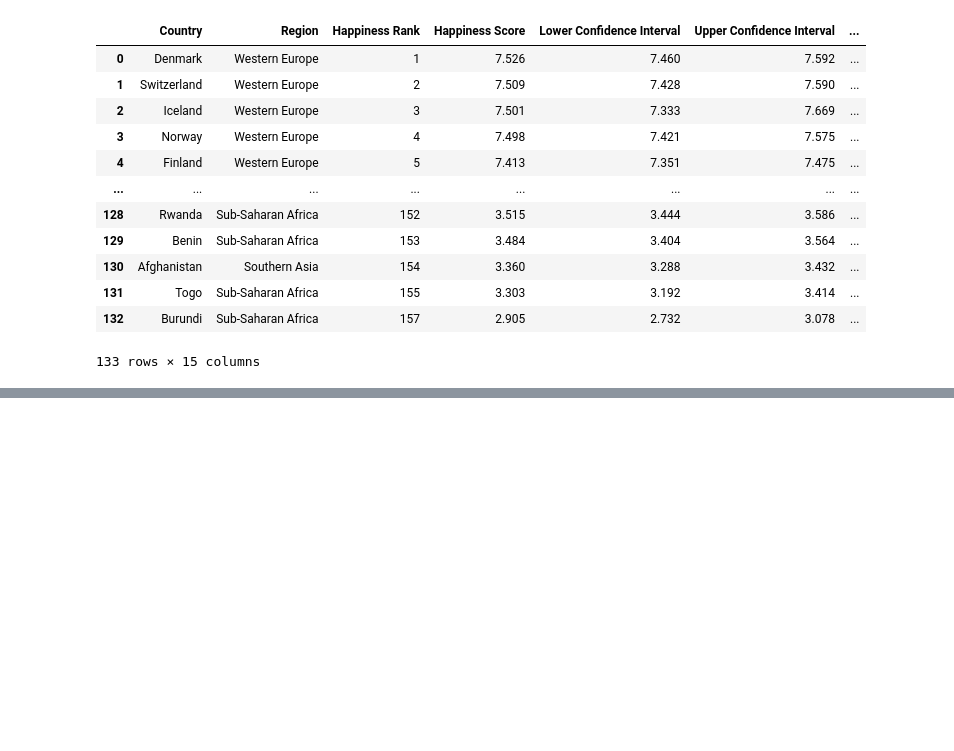
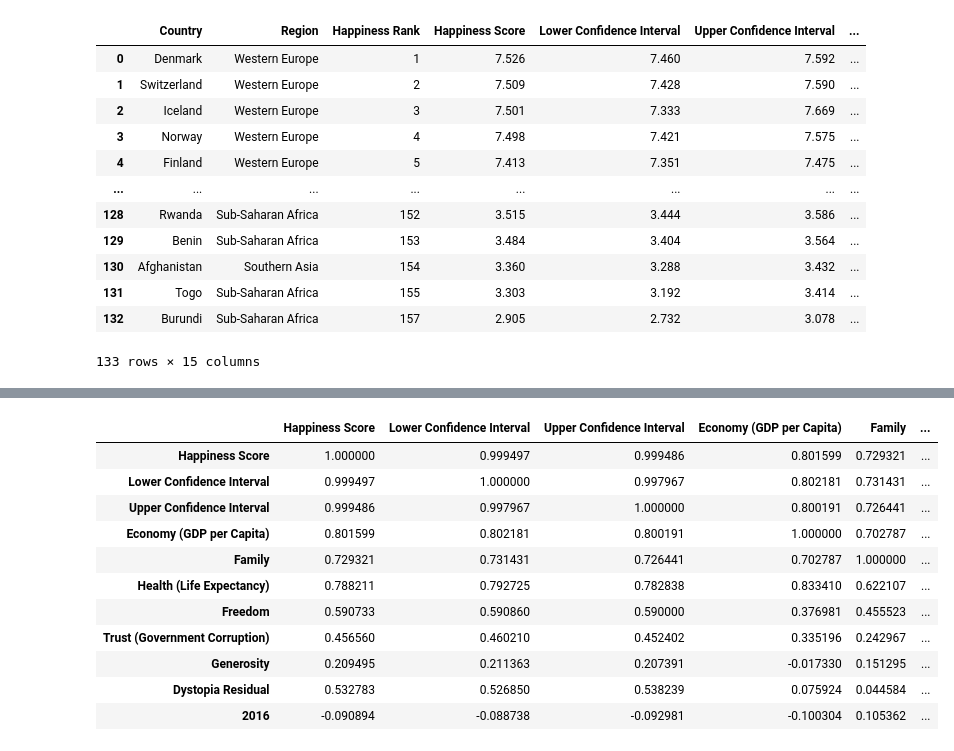
Before and after one commit to vcantrell1009/Final-Project, a Jupyter notebook: VC code/finalproject.ipynb, the cells around one changed output, grey strips where cells are left out. Cells and saved outputs as stored; diff of their text form; code cells hidden in the pictures; blank space fills up the shorter version.

```diff
--- a/VC code/finalproject.ipynb
+++ b/VC code/finalproject.ipynb
@@ -717,0 +673,2 @@ iplot( fig, validate=False, filename='d3-world-map' )
+# %%
+hapage1= hapage.drop('Region', axis=1)
@@ -717,0 +719,15 @@ iplot( fig, validate=False, filename='d3-world-map' )
+# %%
+hapage4.corr()
+# %% [output]
+|  | Happiness Score | Lower Confidence Interval | Upper Confidence Interval | Economy (GDP per Capita) | Family | ... |
+| Happiness Score | 1.000000 | 0.999497 | 0.999486 | 0.801599 | 0.729321 | ... |
+| Lower Confidence Interval | 0.999497 | 1.000000 | 0.997967 | 0.802181 | 0.731431 | ... |
+| Upper Confidence Interval | 0.999486 | 0.997967 | 1.000000 | 0.800191 | 0.726441 | ... |
+| Economy (GDP per Capita) | 0.801599 | 0.802181 | 0.800191 | 1.000000 | 0.702787 | ... |
+| Family | 0.729321 | 0.731431 | 0.726441 | 0.702787 | 1.000000 | ... |
+| Health (Life Expectancy) | 0.788211 | 0.792725 | 0.782838 | 0.833410 | 0.622107 | ... |
+| Freedom | 0.590733 | 0.590860 | 0.590000 | 0.376981 | 0.455523 | ... |
+| Trust (Government Corruption) | 0.456560 | 0.460210 | 0.452402 | 0.335196 | 0.242967 | ... |
+| Generosity | 0.209495 | 0.211363 | 0.207391 | -0.017330 | 0.151295 | ... |
+| Dystopia Residual | 0.532783 | 0.526850 | 0.538239 | 0.075924 | 0.044584 | ... |
+| 2016 | -0.090894 | -0.088738 | -0.092981 | -0.100304 | 0.105362 | ... |
```
Also changed, not shown: parts of 17 cells of this notebook.
